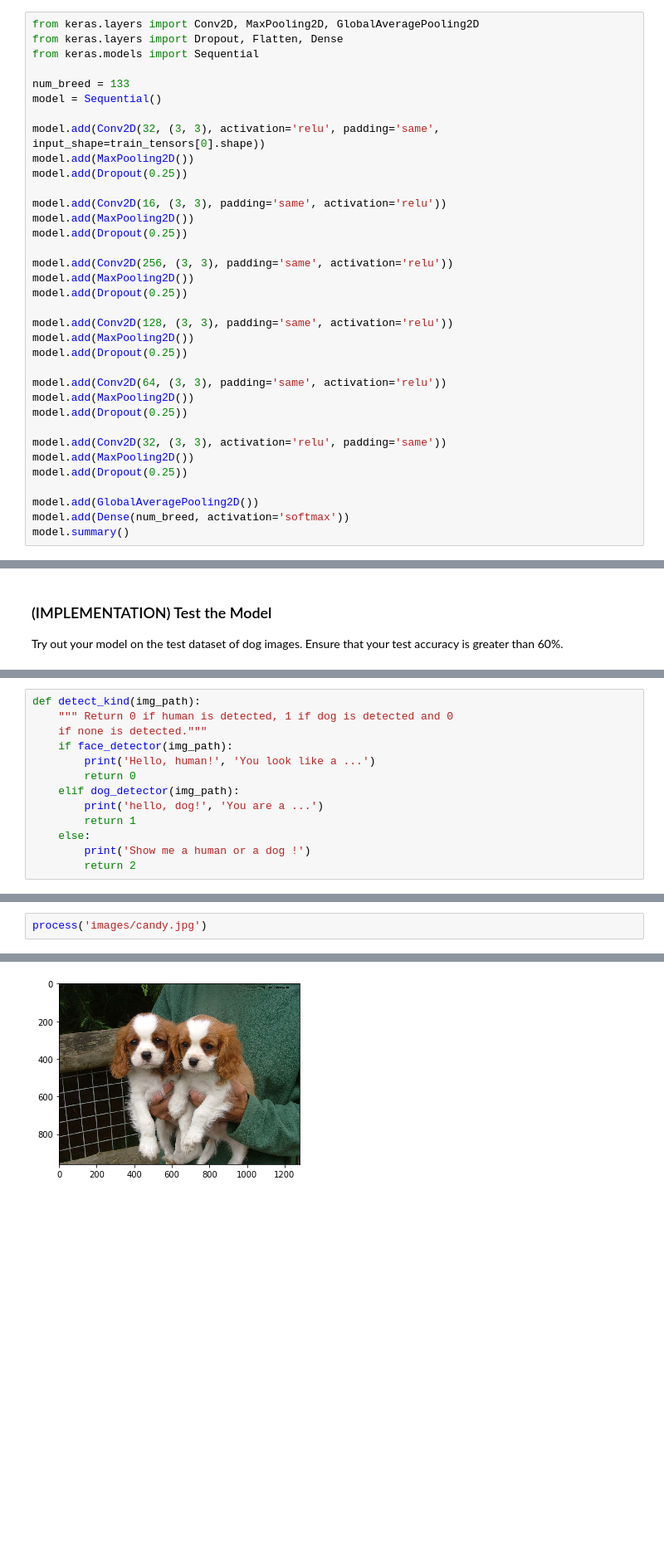
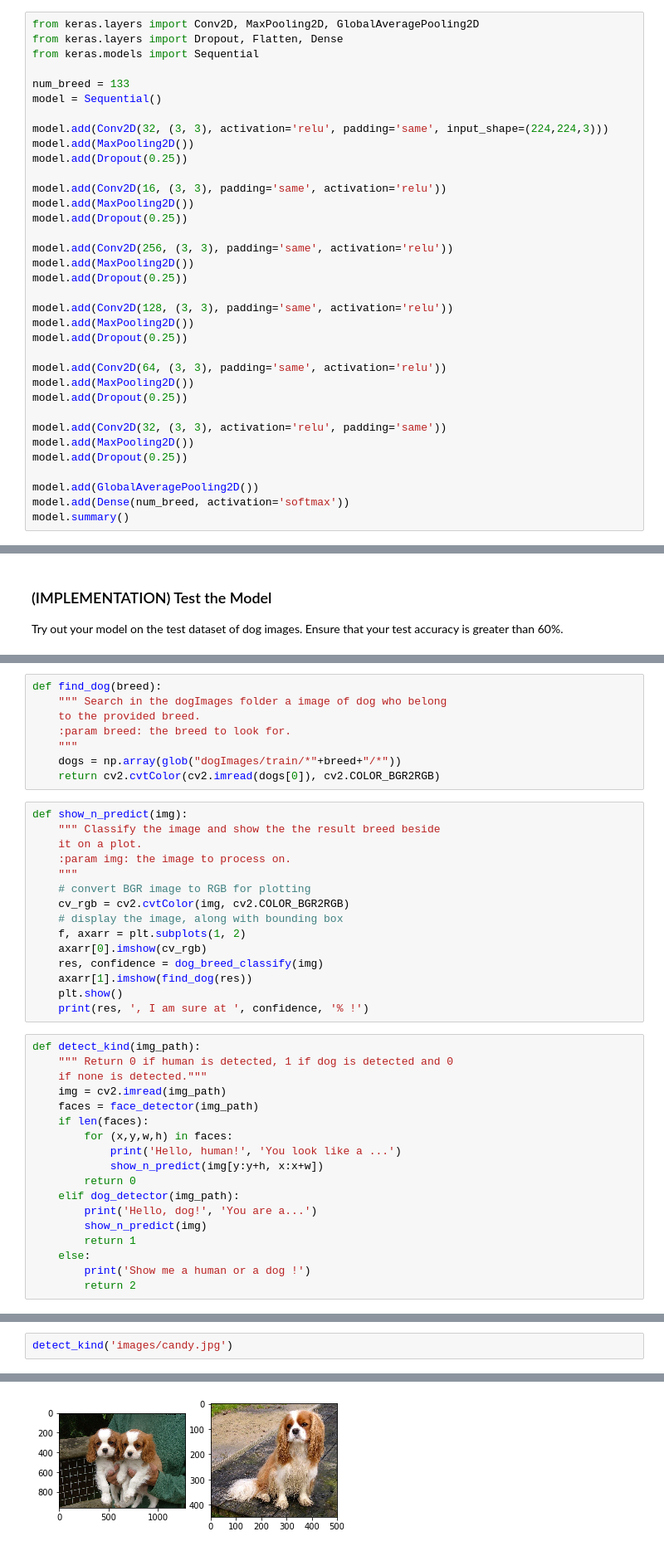
Before and after one commit to AlEmerich/dog-project, a Jupyter notebook: dog_app.ipynb, the cells around one changed output, grey strips where cells are left out. Shown at 83% size. Drawn from its saved outputs; the diff is of its cells as text; blank space fills up the shorter version.

```diff
--- a/dog_app.ipynb
+++ b/dog_app.ipynb
@@ -363,7 +363,7 @@ from keras.models import Sequential
 num_breed = 133
 model = Sequential()
 
-model.add(Conv2D(32, (3, 3), activation='relu', padding='same', input_shape=train_tensors[0].shape))
+model.add(Conv2D(32, (3, 3), activation='relu', padding='same', input_shape=(224,224,3)))
 model.add(MaxPooling2D())
 model.add(Dropout(0.25))
 
@@ -748,15 +763,43 @@ Some sample output for our algorithm is provided below, but feel free to design
 
 
 ### (IMPLEMENTATION) Write your Algorithm
+# %%
+def find_dog(breed):
+    """ Search in the dogImages folder a image of dog who belong
+    to the provided breed.
+    :param breed: the breed to look for.
+    """
+    dogs = np.array(glob("dogImages/train/*"+breed+"/*"))
+    return cv2.cvtColor(cv2.imread(dogs[0]), cv2.COLOR_BGR2RGB)
+# %%
+def show_n_predict(img):
+    """ Classify the image and show the the result breed beside
+    it on a plot.
+    :param img: the image to process on.
+    """
+    # convert BGR image to RGB for plotting
+    cv_rgb = cv2.cvtColor(img, cv2.COLOR_BGR2RGB)
+    # display the image, along with bounding box
+    f, axarr = plt.subplots(1, 2)
+    axarr[0].imshow(cv_rgb)
+    res, confidence = dog_breed_classify(img)
+    axarr[1].imshow(find_dog(res))
+    plt.show()
+    print(res, ', I am sure at ', confidence, '% !')
 # %%
 def detect_kind(img_path):
     """ Return 0 if human is detected, 1 if dog is detected and 0
     if none is detected."""
-    if face_detector(img_path):
-        print('Hello, human!', 'You look like a ...')
+    img = cv2.imread(img_path)
+    faces = face_detector(img_path)
+    if len(faces):
+        for (x,y,w,h) in faces:
+            print('Hello, human!', 'You look like a ...')
+            show_n_predict(img[y:y+h, x:x+w])
         return 0
     elif dog_detector(img_path):
-        print('hello, dog!', 'You are a ...')
+        print('Hello, dog!', 'You are a...')
+        show_n_predict(img)
         return 1
     else:
         print('Show me a human or a dog !')
@@ -793,3 +863,3 @@ I test on different picture without dog or human, even with cat, and the results
 # %%
-process('images/candy.jpg')
+detect_kind('images/candy.jpg')
 # %% [output]
@@ -797 +867 @@ hello, dog! You are a ...
-[figure, old version]
+[figure, new version]
```
Also changed, not shown: parts of 23 cells of this notebook, 1 other file.
